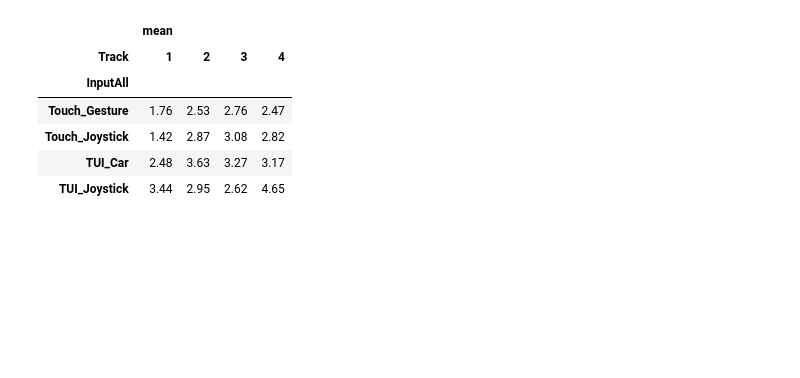
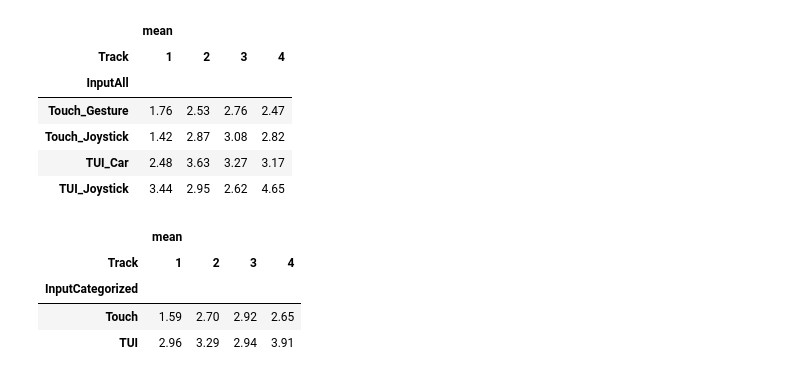
Before and after one commit to eqbic/Masterarbeit-Evaluation, a Jupyter notebook: evaluation.ipynb, the cells around one changed output. Saved outputs shown, nothing was run; the diff lists cells and outputs as text; code cells hidden in the pictures; blank space fills up the shorter version.

```diff
--- a/evaluation.ipynb
+++ b/evaluation.ipynb
@@ -176,3 +174,11 @@ plotter.print_result(ResultParam.MeanError, InputFilter.InputAll, aggfunc='mean'
 | Touch_Joystick | 1.42 | 2.87 | 3.08 | 2.82 |
 | TUI_Car | 2.48 | 3.63 | 3.27 | 3.17 |
 | TUI_Joystick | 3.44 | 2.95 | 2.62 | 4.65 |
+# %%
+plotter.print_result(ResultParam.MeanError, InputFilter.InputCategorized,min=0, max=10, aggfunc='mean', color=True, plot=False)
+# %% [output]
+|  | mean |  |  |  |
+| Track | 1 | 2 | 3 | 4 |
+| InputCategorized |  |  |  |  |
+| Touch | 1.59 | 2.70 | 2.92 | 2.65 |
+| TUI | 2.96 | 3.29 | 2.94 | 3.91 |
```
Also changed, not shown: parts of 3 cells of this notebook.
